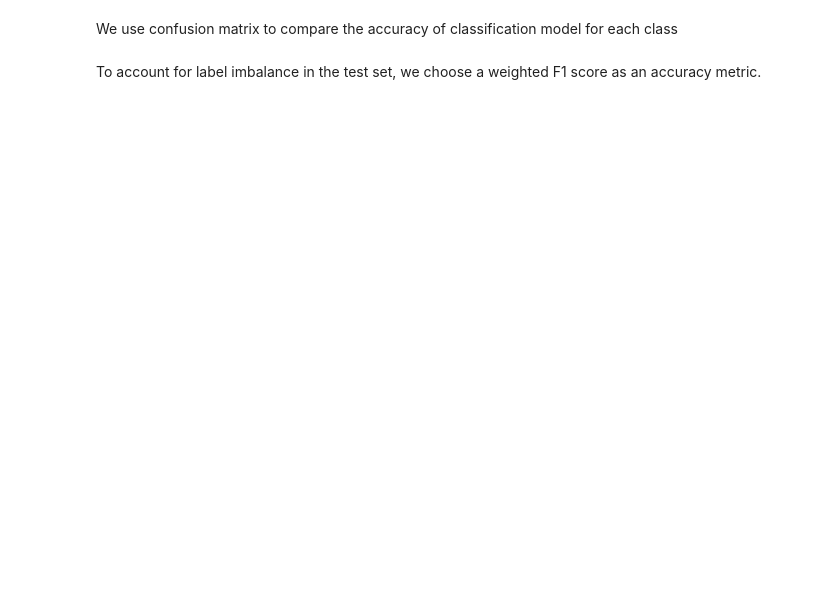
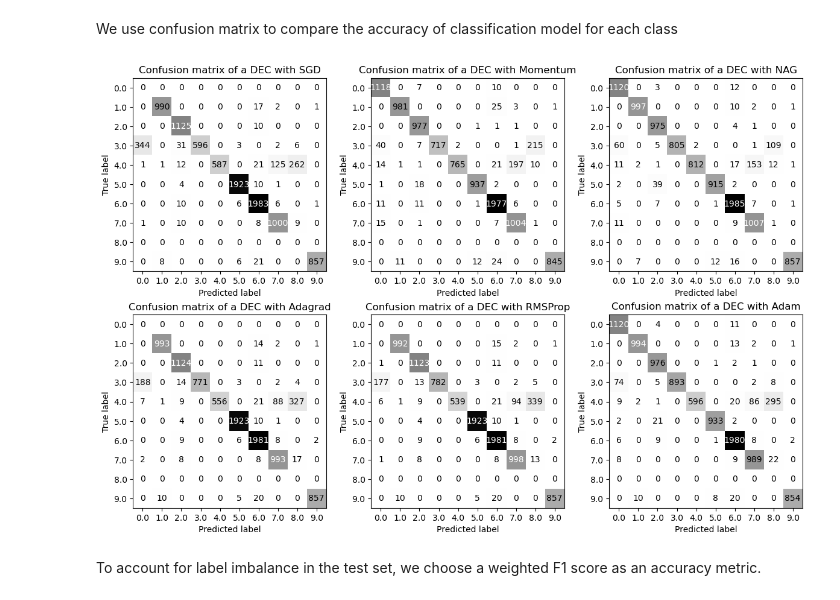
Before and after one commit to kaydotdev/stochastic-quantization, a Jupyter notebook: code/notebooks/simlearning.ipynb, the cells around one changed output. Cells and saved outputs as stored; diff of their text form; code cells hidden in the pictures; blank space fills up the shorter version.

```diff
--- a/code/notebooks/simlearning.ipynb
+++ b/code/notebooks/simlearning.ipynb
@@ -387,30 +377,31 @@ plt.show()
 We use confusion matrix to compare the accuracy of classification model for each class
 # %%
 n_col, n_row = (2, 3)
-fig, ax = plt.subplots(n_col, n_row, figsize=(12, 8))
+fig, ax = plt.subplots(n_col, n_row, figsize=(12, 8), tight_layout=True)
 f1_scores = {}
 
 for idx, (name, alg) in enumerate(sq_algorithms.items()):
     y_true, y_pred = np.array([]), np.array([])
 
     for _, embs in test_group_embeds.items():
         cls = alg.predict(embs)
         cls_predicted = np.bincount(cls).argmax()
 
         y_true = np.append(y_true, np.full((1, len(embs)), cls_predicted))
         y_pred = np.append(y_pred, cls)
 
     ax_idx = ax[idx // n_row, idx % n_row]
 
     disp = ConfusionMatrixDisplay.from_predictions(
         y_true, y_pred, cmap="Greys", colorbar=False, ax=ax_idx
     )
 
     ax_idx.set_title(f"Confusion matrix of a DEC with {name}")
     f1_scores[name] = f1_score(y_true, y_pred, average="weighted")
 
-plt.tight_layout()
 plt.show()
+# %% [output]
+[figure, added]
 # %% [markdown]
 To account for label imbalance in the test set, we choose a weighted F1 score as an accuracy metric.
 # %%
```
Also changed, not shown: parts of 10 cells of this notebook, 2 other files.
